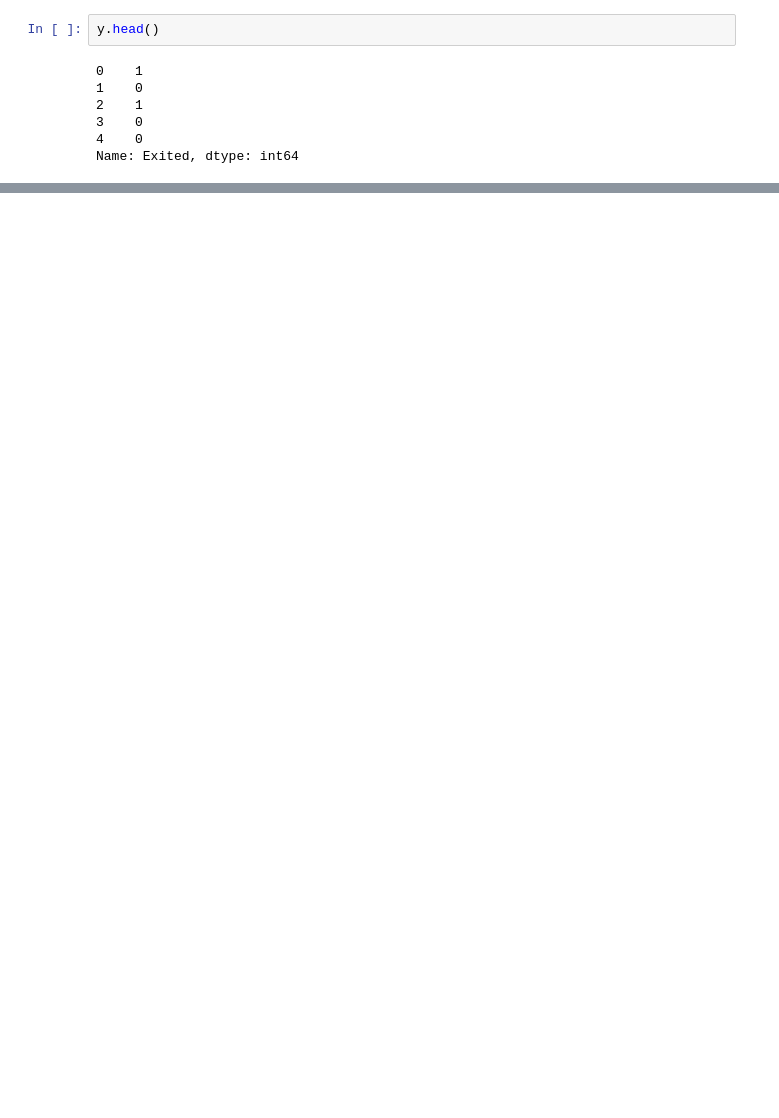
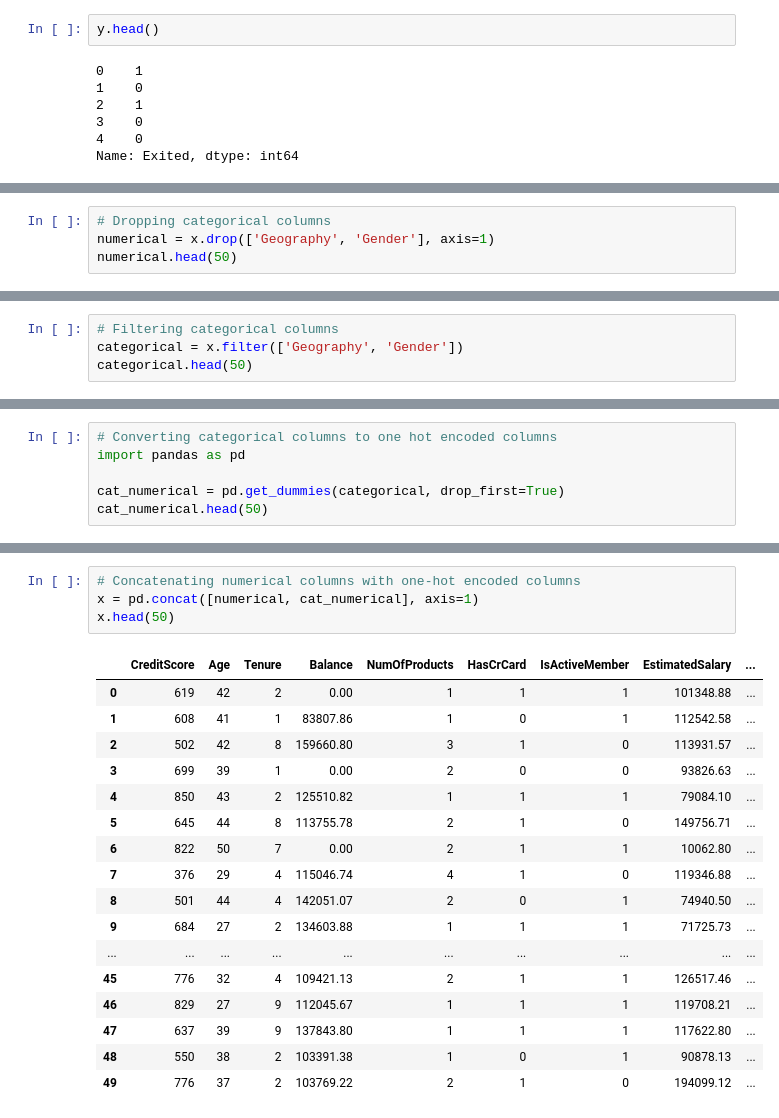
Before and after one commit to KennedyMungai/scikit-learn-intro, a Jupyter notebook: scikit_learn_intro.ipynb, the cells around one changed output, grey strips where cells are left out. Saved outputs shown, nothing was run; the diff lists cells and outputs as text; blank space fills up the shorter version.

Commit message:
Converting categorical data to bools

```diff
--- a/scikit_learn_intro.ipynb
+++ b/scikit_learn_intro.ipynb
@@ -1454,0 +1457,4 @@ Name: Exited, dtype: int64
+# %%
+# Dropping categorical columns
+numerical = x.drop(['Geography', 'Gender'], axis=1)
+numerical.head(50)
@@ -1454,0 +1479,4 @@ Name: Exited, dtype: int64
+# %%
+# Filtering categorical columns
+categorical = x.filter(['Geography', 'Gender'])
+categorical.head(50)
@@ -1454,0 +1501,6 @@ Name: Exited, dtype: int64
+# %%
+# Converting categorical columns to one hot encoded columns
+import pandas as pd
+
+cat_numerical = pd.get_dummies(categorical, drop_first=True)
+cat_numerical.head(50)
@@ -1454,0 +1525,22 @@ Name: Exited, dtype: int64
+# %%
+# Concatenating numerical columns with one-hot encoded columns
+x = pd.concat([numerical, cat_numerical], axis=1)
+x.head(50)
+# %% [output]
+|  | CreditScore | Age | Tenure | Balance | NumOfProducts | HasCrCard | IsActiveMember | EstimatedSalary | ... |
+| 0 | 619 | 42 | 2 | 0.00 | 1 | 1 | 1 | 101348.88 | ... |
+| 1 | 608 | 41 | 1 | 83807.86 | 1 | 0 | 1 | 112542.58 | ... |
+| 2 | 502 | 42 | 8 | 159660.80 | 3 | 1 | 0 | 113931.57 | ... |
+| 3 | 699 | 39 | 1 | 0.00 | 2 | 0 | 0 | 93826.63 | ... |
+| 4 | 850 | 43 | 2 | 125510.82 | 1 | 1 | 1 | 79084.10 | ... |
+| 5 | 645 | 44 | 8 | 113755.78 | 2 | 1 | 0 | 149756.71 | ... |
+| 6 | 822 | 50 | 7 | 0.00 | 2 | 1 | 1 | 10062.80 | ... |
+| 7 | 376 | 29 | 4 | 115046.74 | 4 | 1 | 0 | 119346.88 | ... |
+| 8 | 501 | 44 | 4 | 142051.07 | 2 | 0 | 1 | 74940.50 | ... |
+| 9 | 684 | 27 | 2 | 134603.88 | 1 | 1 | 1 | 71725.73 | ... |
+| ... | ... | ... | ... | ... | ... | ... | ... | ... | ... |
+| 45 | 776 | 32 | 4 | 109421.13 | 2 | 1 | 1 | 126517.46 | ... |
+| 46 | 829 | 27 | 9 | 112045.67 | 1 | 1 | 1 | 119708.21 | ... |
+| 47 | 637 | 39 | 9 | 137843.80 | 1 | 1 | 1 | 117622.80 | ... |
+| 48 | 550 | 38 | 2 | 103391.38 | 1 | 0 | 1 | 90878.13 | ... |
+| 49 | 776 | 37 | 2 | 103769.22 | 2 | 1 | 0 | 194099.12 | ... |
```
Also changed, not shown: parts of 4 cells of this notebook.
